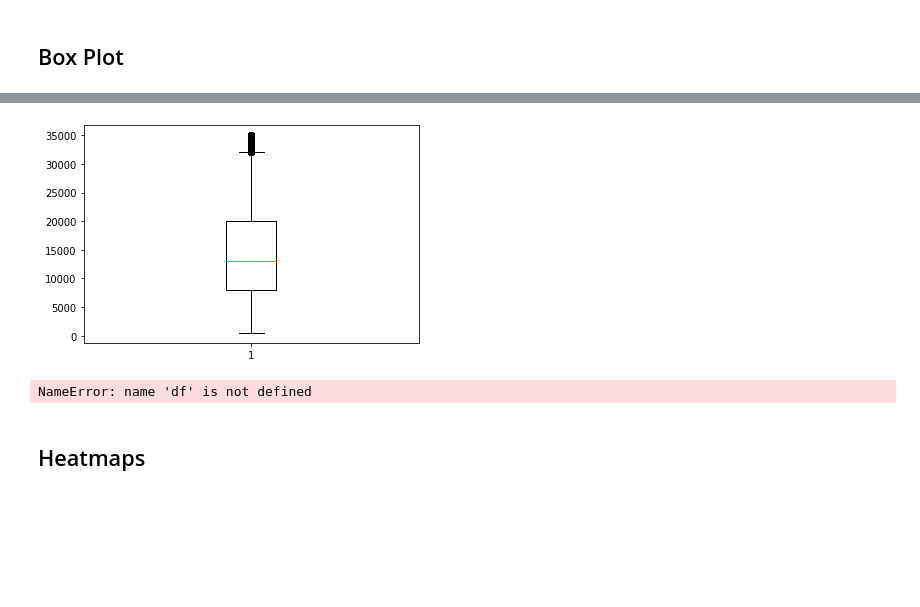
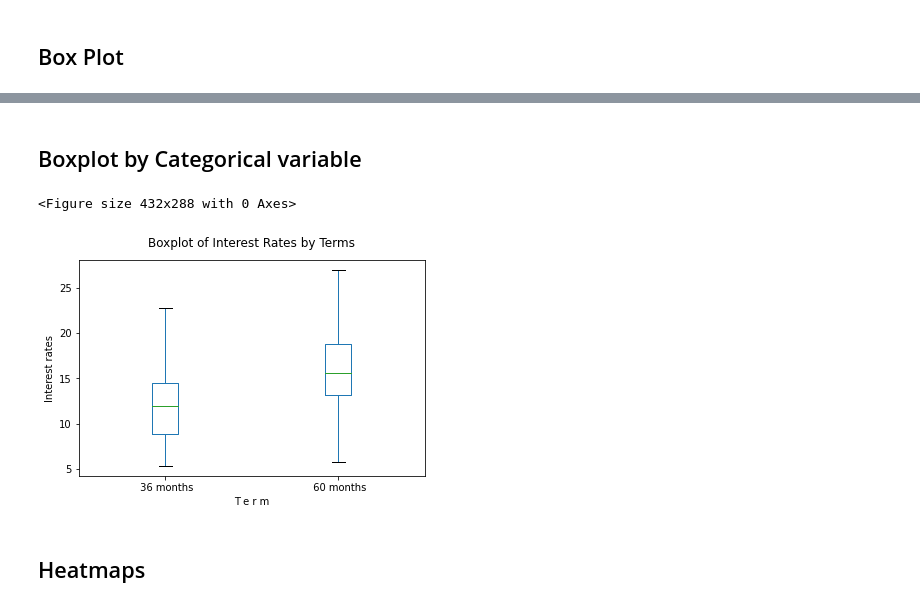
Before and after one commit to fburnelli/cas-de-stat-vis, a Jupyter notebook: vis.ipynb, the cells around one changed output, grey strips where cells are left out. Saved outputs shown, nothing was run; the diff lists cells and outputs as text; code cells hidden in the pictures; blank space fills up the shorter version.

```diff
--- a/vis.ipynb
+++ b/vis.ipynb
@@ -150,12 +150,20 @@ _ = plt.boxplot(df['int_rate'],title='',notch=True)
-# %%
-plt.figure()
-_ = plt.boxplot(df['loan_amnt'],whis=True)
-# %% [output]
-[figure, removed]
-# %%
-df.plot.boxplot(df['loan_amnt'])
-# %% [output]
-NameError: name 'df' is not defined
+# %% [markdown]
+## Boxplot by Categorical variable
+# %%
+plt.figure()
+_ = df.boxplot(column='int_rate',
+           by='term',
+           grid=False,
+           showfliers=False,
+           labels=['int_rate','00']
+           )
+plt.suptitle('Boxplot of Interest Rates by Terms')
+plt.xlabel('T e r m')
+plt.ylabel('Interest rates')
+_ = plt.title('')
+# %% [output]
+<Figure size 432x288 with 0 Axes>
+[figure, added]
 # %% [markdown]
 ## Heatmaps
 # %%
```
Also changed, not shown: parts of 8 cells of this notebook.
